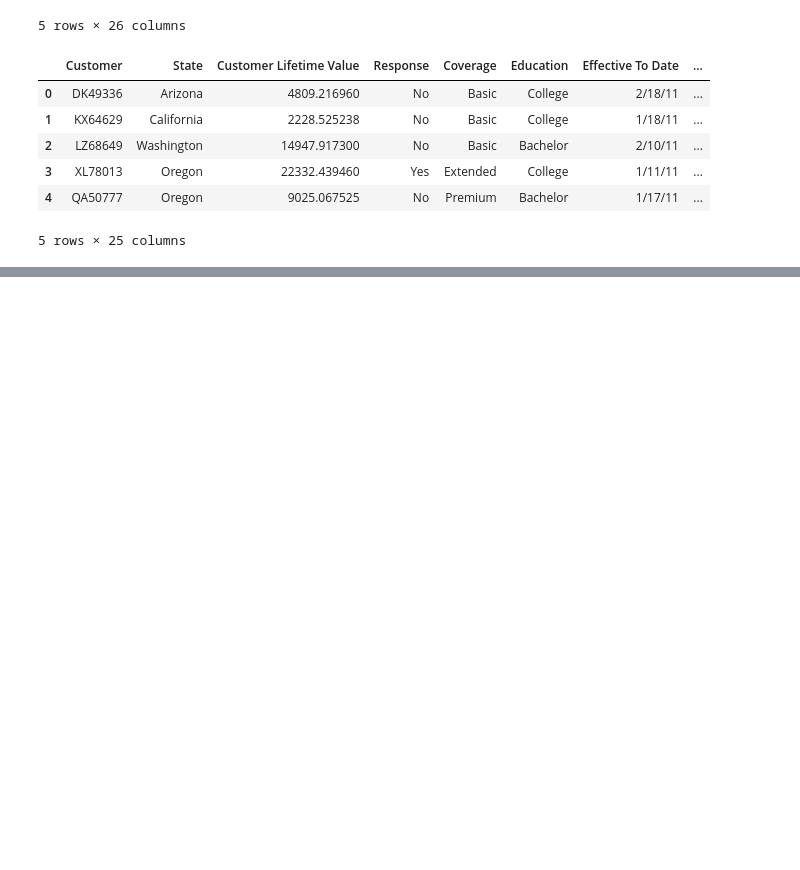
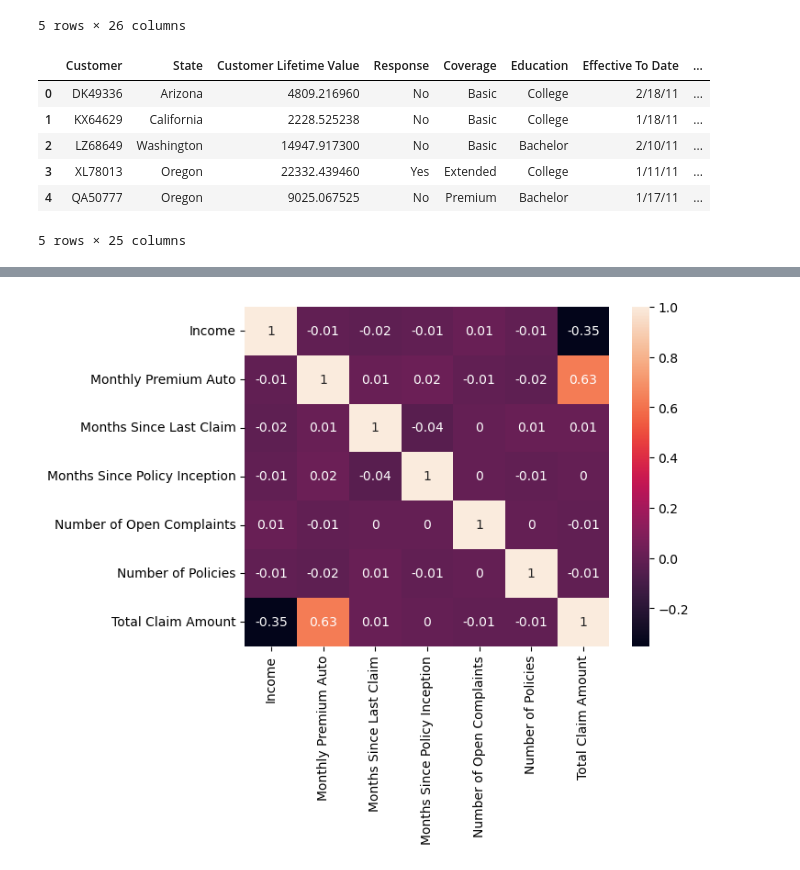
Before and after one commit to marina-lc16/Language_Model_API, a Jupyter notebook: Week_2/Day_2/Morning/lab-model-generation-and-validation/lab-model-generation-and-validation.ipynb, the cells around one changed output, grey strips where cells are left out. Cells and saved outputs as stored; diff of their text form; code cells hidden in the pictures; blank space fills up the shorter version.

```diff
--- a/Week_2/Day_2/Morning/lab-model-generation-and-validation/lab-model-generation-and-validation.ipynb
+++ b/Week_2/Day_2/Morning/lab-model-generation-and-validation/lab-model-generation-and-validation.ipynb
@@ -470,0 +473,3 @@ generation.head()
+# %%
+generation1=generation._get_numeric_data()
+display(generation1)
@@ -470,0 +490,4 @@ generation.head()
+# %%
+sns.heatmap(generation1.iloc[:,1:].corr().round(2), annot=True);
+# %% [output]
+[figure, added]
```
Also changed, not shown: parts of 45 cells of this notebook.
